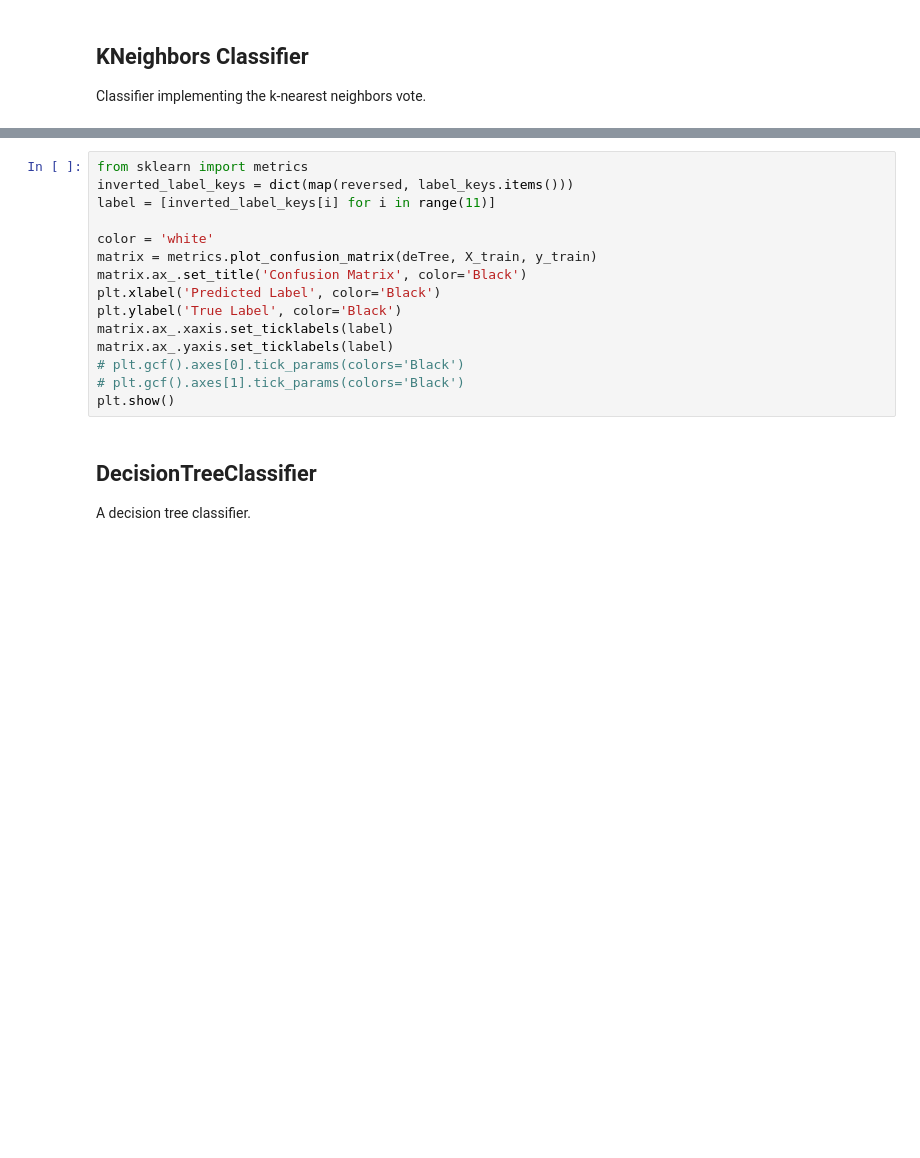
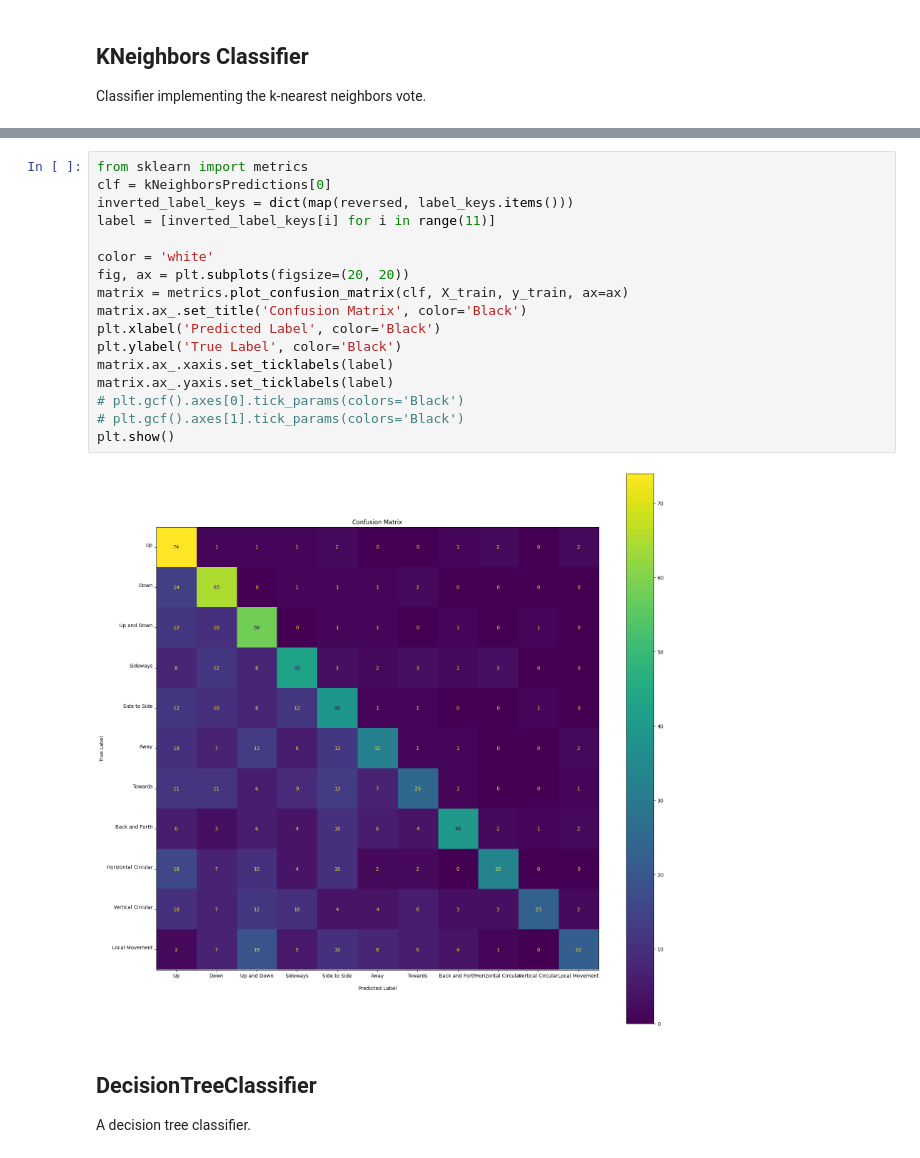
Before and after one commit to Kai-Barry/Classification-for-Auslan, a Jupyter notebook: Experiment2.ipynb, the cells around one changed output, grey strips where cells are left out. Saved outputs shown, nothing was run; the diff lists cells and outputs as text; blank space fills up the shorter version.

```diff
--- a/Experiment2.ipynb
+++ b/Experiment2.ipynb
@@ -348,18 +404,22 @@ validation error:  0.8011152416356877
 # %%
 from sklearn import metrics
+clf = kNeighborsPredictions[0]
 inverted_label_keys = dict(map(reversed, label_keys.items()))
 label = [inverted_label_keys[i] for i in range(11)]
 
 color = 'white'
-matrix = metrics.plot_confusion_matrix(deTree, X_train, y_train)
+fig, ax = plt.subplots(figsize=(20, 20))
+matrix = metrics.plot_confusion_matrix(clf, X_train, y_train, ax=ax)
 matrix.ax_.set_title('Confusion Matrix', color='Black')
 plt.xlabel('Predicted Label', color='Black')
 plt.ylabel('True Label', color='Black')
 matrix.ax_.xaxis.set_ticklabels(label)
 matrix.ax_.yaxis.set_ticklabels(label)
 # plt.gcf().axes[0].tick_params(colors='Black')
 # plt.gcf().axes[1].tick_params(colors='Black')
 plt.show()
+# %% [output]
+[figure, added]
 # %% [markdown]
 ## DecisionTreeClassifier
 A decision tree classifier.
```
Also changed, not shown: parts of 10 cells of this notebook, 14 other files.
